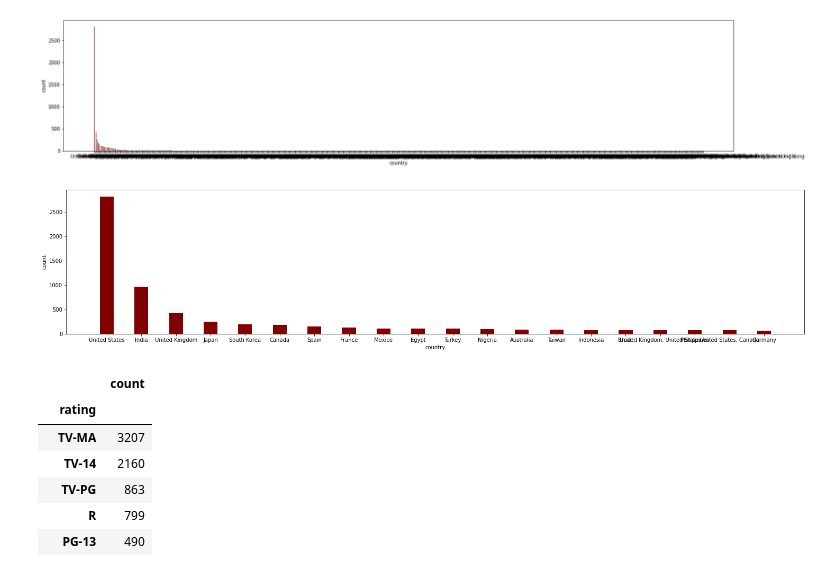
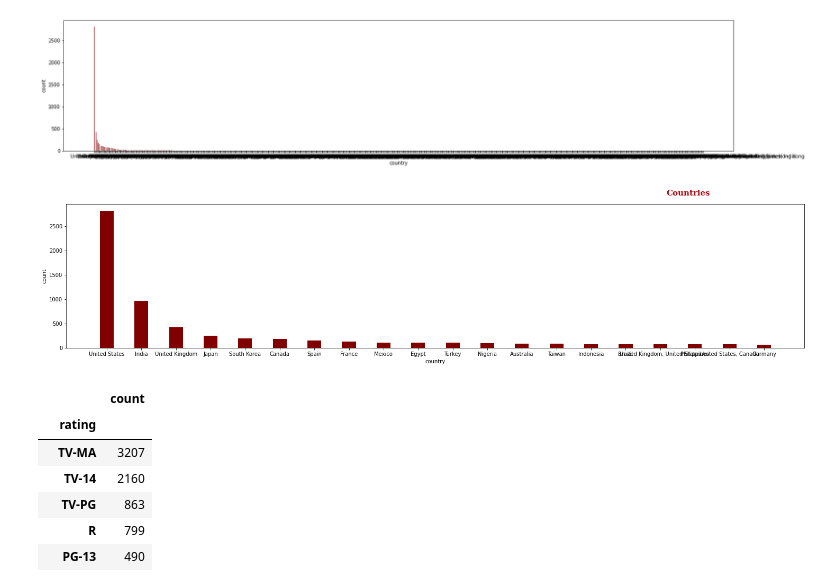
Before and after one commit to TarasVolianskyi/netflix_data_visualization, a Jupyter notebook: netflix_visualisation.ipynb, the cells around one changed output. Drawn from its saved outputs; the diff is of its cells as text; code cells hidden in the pictures.

```diff
--- a/netflix_visualisation.ipynb
+++ b/netflix_visualisation.ipynb
@@ -51,0 +38,7 @@ df
+# %%
+df['count']=1
+df["date_added"] = pd.to_datetime(df['date_added'])
+df['month_added']=df['date_added'].dt.month
+df['month_name_added']=df['date_added'].dt.month_name()
+df['year_added'] = df['date_added'].dt.year
+df
@@ -203,17 +396,19 @@ plt.show()
 # %%
 years = list(df5.index[:20])
 values = list(df5['count'][:20])
 
 fig = plt.figure(figsize = (25, 5))
+fig.text(0.755,0.924,"Countries", fontweight="bold", fontfamily='serif', fontsize=15, color='#b20710')
+
 
 plt.bar(years, values, color ='maroon',
         width = 0.4)
 
 plt.xlabel("country")
 plt.ylabel("count")
 plt.show()
 # %% [output]
-[figure, old version]
+[figure, new version]
 # %%
 df6_=pd.pivot_table(df, index=["rating"], values='count', aggfunc="count")
 df6 = df6_.sort_values(by=['count'], ascending=False)
```
Also changed, not shown: parts of 19 cells of this notebook.
